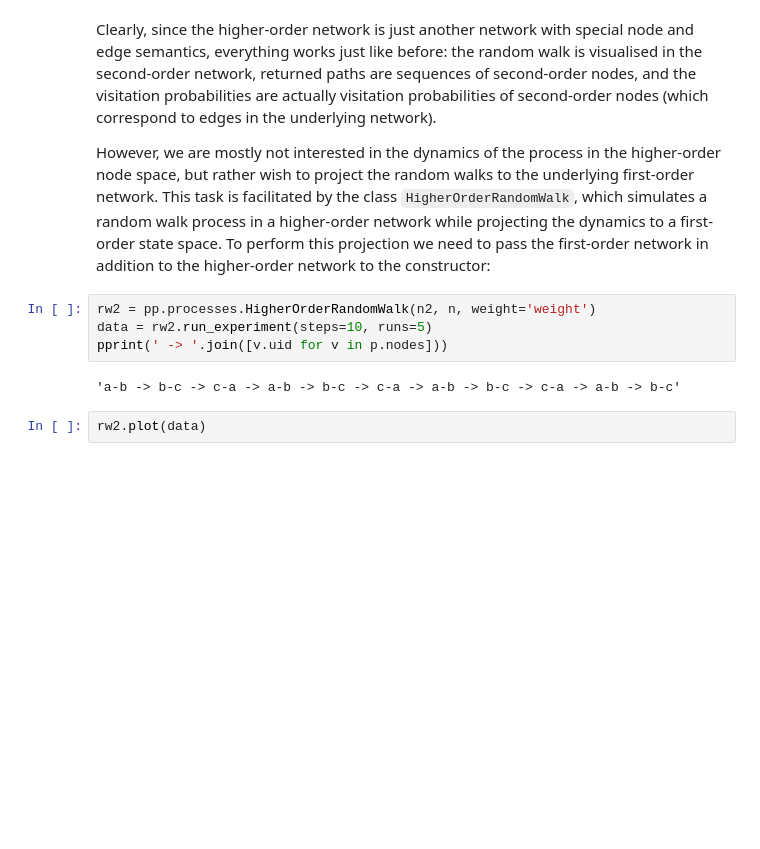
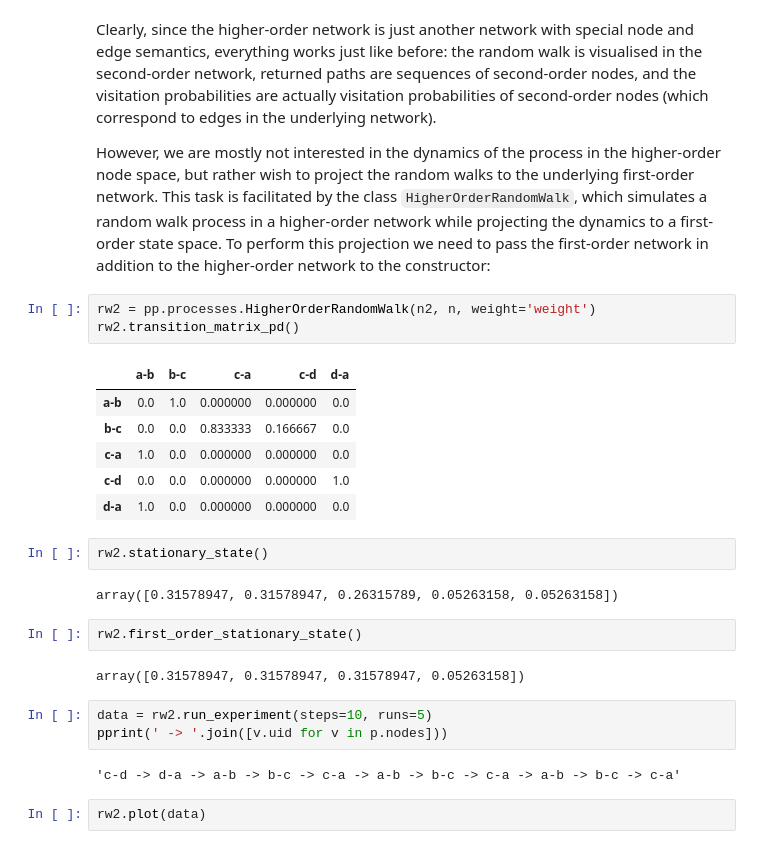
Before and after one commit to pathpy/pathpy, a Jupyter notebook: doc/tutorial/higher_order_random_walks.ipynb, the cells around one changed output. Saved outputs shown, nothing was run; the diff lists cells and outputs as text; blank space fills up the shorter version.

```diff
--- a/doc/tutorial/higher_order_random_walks.ipynb
+++ b/doc/tutorial/higher_order_random_walks.ipynb
@@ -78,12 +79,29 @@ rw2.plot(data)
 Clearly, since the higher-order network is just another network with special node and edge semantics, everything works just like before: the random walk is visualised in the second-order network, returned paths are sequences of second-order nodes, and the visitation probabilities are actually visitation probabilities of second-order nodes (which correspond to edges in the underlying network).
 
 However, we are mostly not interested in the dynamics of the process in the higher-order node space, but rather wish to project the random walks to the underlying first-order network. This task is facilitated by the class `HigherOrderRandomWalk`, which simulates a random walk process in a higher-order network while projecting the dynamics to a first-order state space. To perform this projection we need to pass the first-order network in addition to the higher-order network to the constructor:
+# %%
+rw2 = pp.processes.HigherOrderRandomWalk(n2, n, weight='weight')
+rw2.transition_matrix_pd()
+# %% [output]
+|  | a-b | b-c | c-a | c-d | d-a |
+| a-b | 0.0 | 1.0 | 0.000000 | 0.000000 | 0.0 |
+| b-c | 0.0 | 0.0 | 0.833333 | 0.166667 | 0.0 |
+| c-a | 1.0 | 0.0 | 0.000000 | 0.000000 | 0.0 |
+| c-d | 0.0 | 0.0 | 0.000000 | 0.000000 | 1.0 |
+| d-a | 1.0 | 0.0 | 0.000000 | 0.000000 | 0.0 |
+# %%
+rw2.stationary_state()
+# %% [output]
+array([0.31578947, 0.31578947, 0.26315789, 0.05263158, 0.05263158])
+# %%
+rw2.first_order_stationary_state()
+# %% [output]
+array([0.31578947, 0.31578947, 0.31578947, 0.05263158])
 # %%
-rw2 = pp.processes.HigherOrderRandomWalk(n2, n, weight='weight')
 data = rw2.run_experiment(steps=10, runs=5)
 pprint(' -> '.join([v.uid for v in p.nodes]))
 # %% [output]
-'a-b -> b-c -> c-a -> a-b -> b-c -> c-a -> a-b -> b-c -> c-a -> a-b -> b-c'
+'c-d -> d-a -> a-b -> b-c -> c-a -> a-b -> b-c -> c-a -> a-b -> b-c -> c-a'
 # %%
 rw2.plot(data)
 # %% [output]
```
Also changed, not shown: parts of 8 cells of this notebook, 1 other file.
